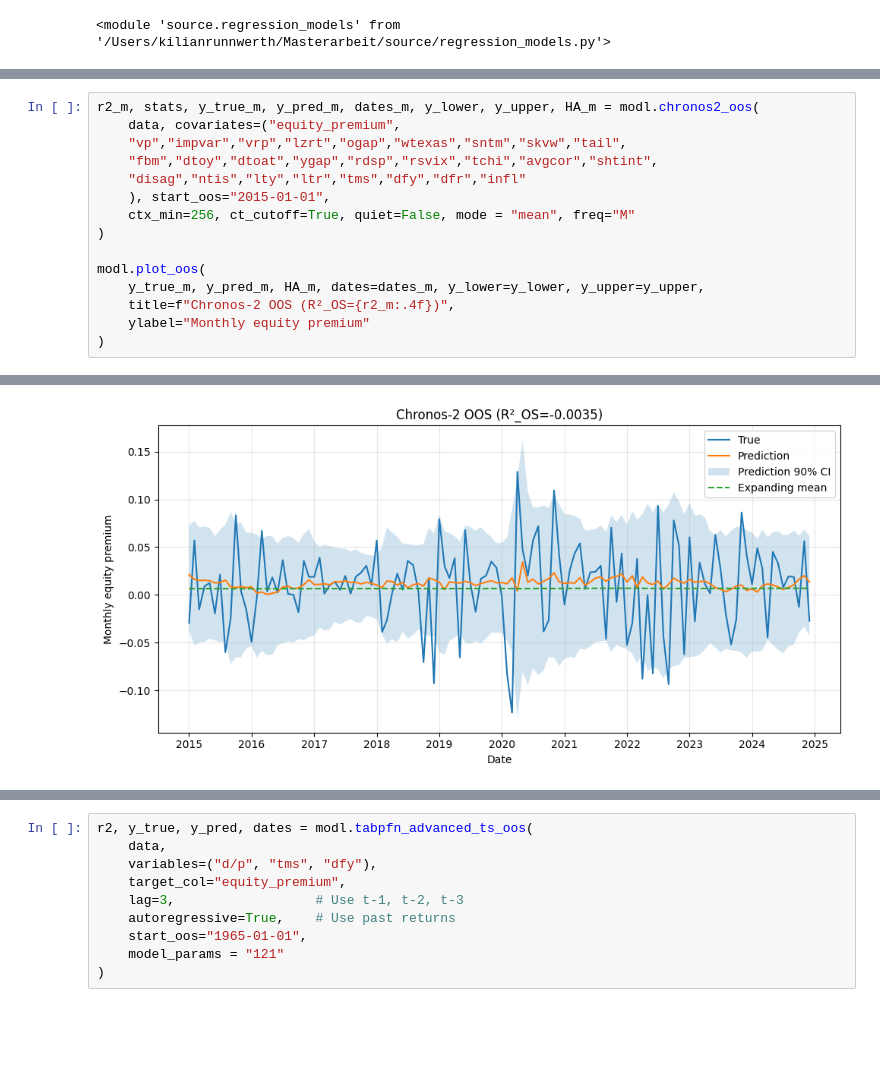
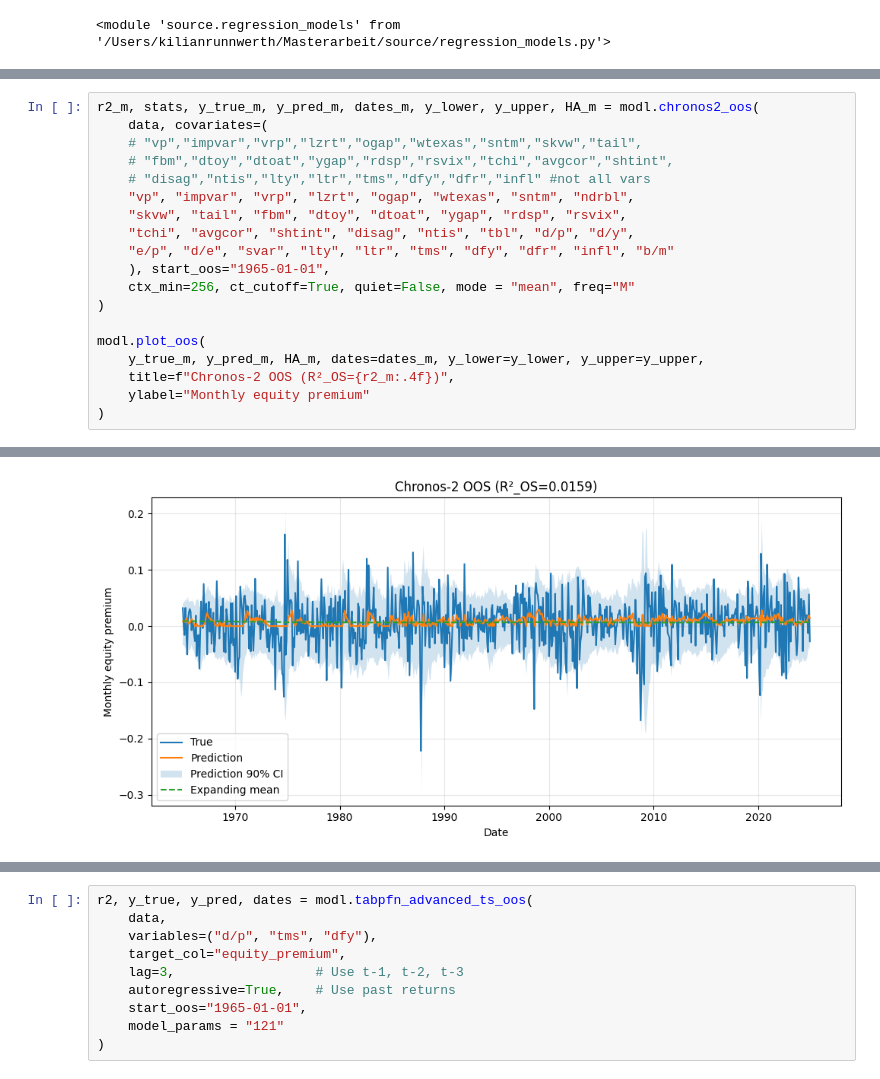
Before and after one commit to KiliTili/Masterarbeit, a Jupyter notebook: Notebooks/Benchmark/modelling_regression.ipynb, the cells around one changed output, grey strips where cells are left out. Cells and saved outputs as stored; diff of their text form; blank space fills up the shorter version.

```diff
--- a/Notebooks/Benchmark/modelling_regression.ipynb
+++ b/Notebooks/Benchmark/modelling_regression.ipynb
@@ -149,10 +198,14 @@ Manually calculated R2: -0.004456728572323154
 # %%
 r2_m, stats, y_true_m, y_pred_m, dates_m, y_lower, y_upper, HA_m = modl.chronos2_oos(
-    data, covariates=("equity_premium",
-    "vp","impvar","vrp","lzrt","ogap","wtexas","sntm","skvw","tail",
-    "fbm","dtoy","dtoat","ygap","rdsp","rsvix","tchi","avgcor","shtint",
-    "disag","ntis","lty","ltr","tms","dfy","dfr","infl"
-    ), start_oos="2015-01-01",
+    data, covariates=(
+    # "vp","impvar","vrp","lzrt","ogap","wtexas","sntm","skvw","tail",
+    # "fbm","dtoy","dtoat","ygap","rdsp","rsvix","tchi","avgcor","shtint",
+    # "disag","ntis","lty","ltr","tms","dfy","dfr","infl" #not all vars
+    "vp", "impvar", "vrp", "lzrt", "ogap", "wtexas", "sntm", "ndrbl",
+    "skvw", "tail", "fbm", "dtoy", "dtoat", "ygap", "rdsp", "rsvix",
+    "tchi", "avgcor", "shtint", "disag", "ntis", "tbl", "d/p", "d/y",
+    "e/p", "d/e", "svar", "lty", "ltr", "tms", "dfy", "dfr", "infl", "b/m"
+    ), start_oos="1965-01-01",
     ctx_min=256, ct_cutoff=True, quiet=False, mode = "mean", freq="M"
 )
 
@@ -184 +237 @@ Manually calculated R2: -0.0034784158642167107
-[figure, old version]
+[figure, new version]
```
Also changed, not shown: parts of 14 cells of this notebook.
